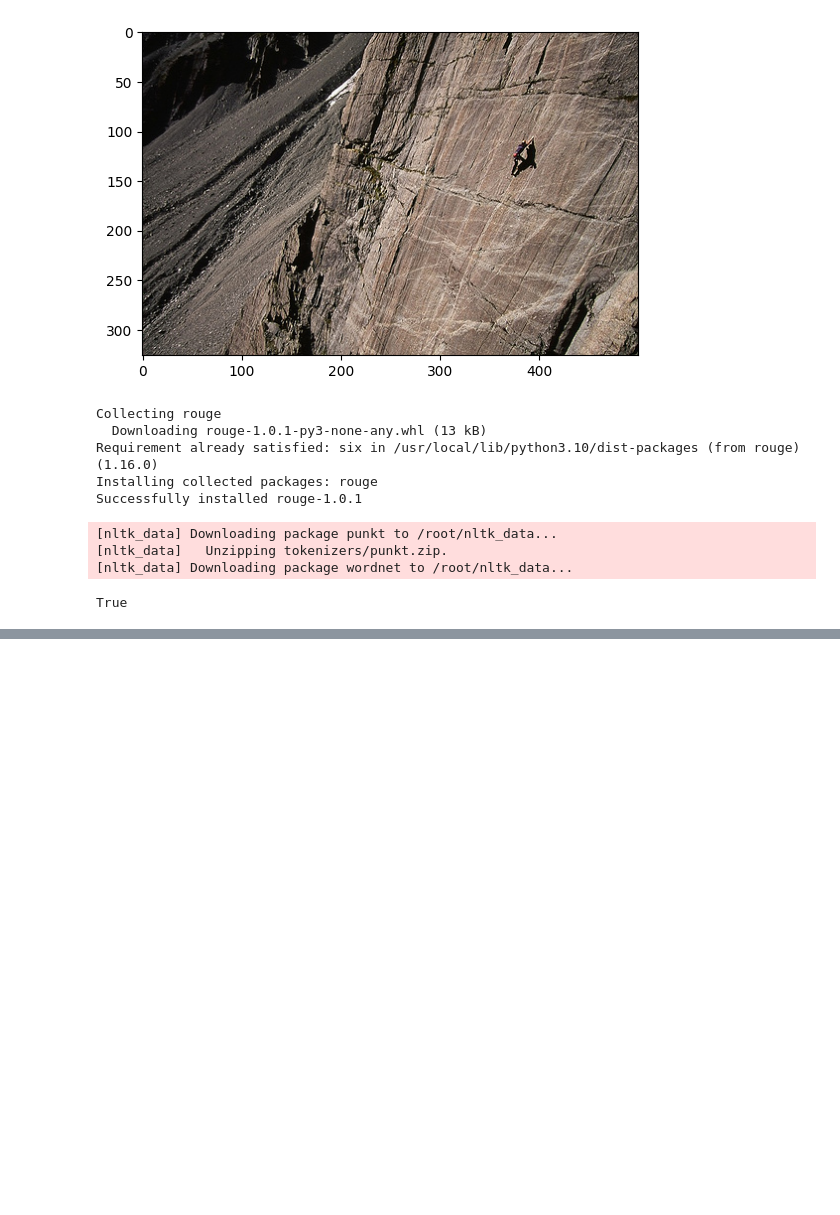
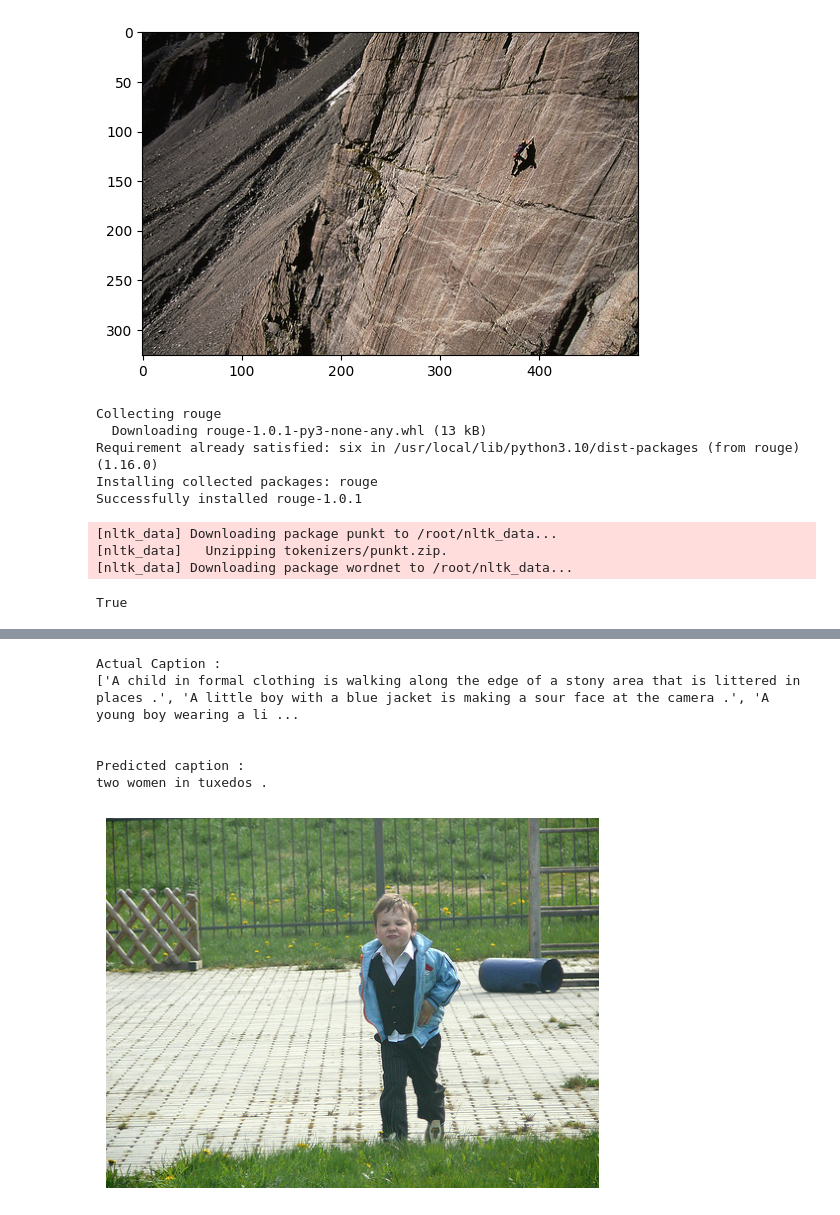
Before and after one commit to kimjh0607/DL_TeamProject, a Jupyter notebook: results/densenet/eng_densenet_transformer_train_test_9_1 .ipynb, the cells around one changed output, grey strips where cells are left out. Drawn from its saved outputs; the diff is of its cells as text; code cells hidden in the pictures; blank space fills up the shorter version.

```diff
--- a/results/densenet/eng_densenet_transformer_train_test_9_1.ipynb
+++ b/results/densenet/eng_densenet_transformer_train_test_9_1 .ipynb
@@ -737,0 +720,10 @@ Wall time: 25min 38s
+# %%
+generate_caption(4, '488408004_a1e26d4886.jpg')
+# %% [output]
+Actual Caption :
+['A child in formal clothing is walking along the edge of a stony area that is littered in places .', 'A little boy with a blue jacket is making a sour face at the camera .', 'A young boy wearing a li ...
+
+
+Predicted caption :
+two women in tuxedos .
+[figure, added]
```
Also changed, not shown: parts of 26 cells of this notebook, 1 other file.
